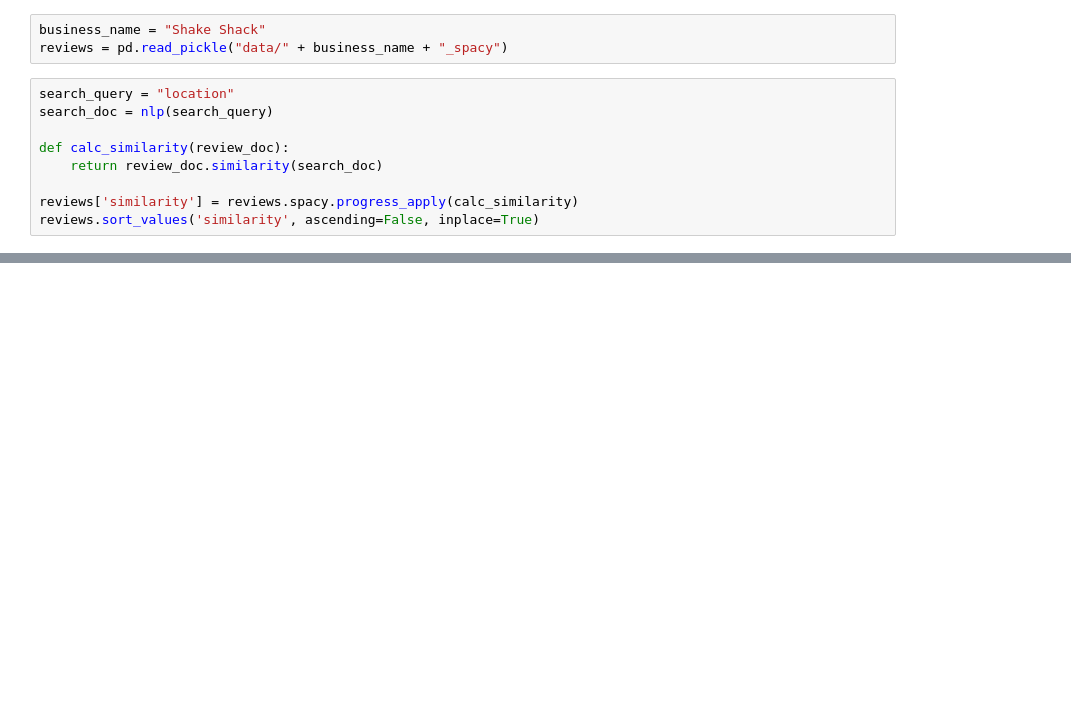
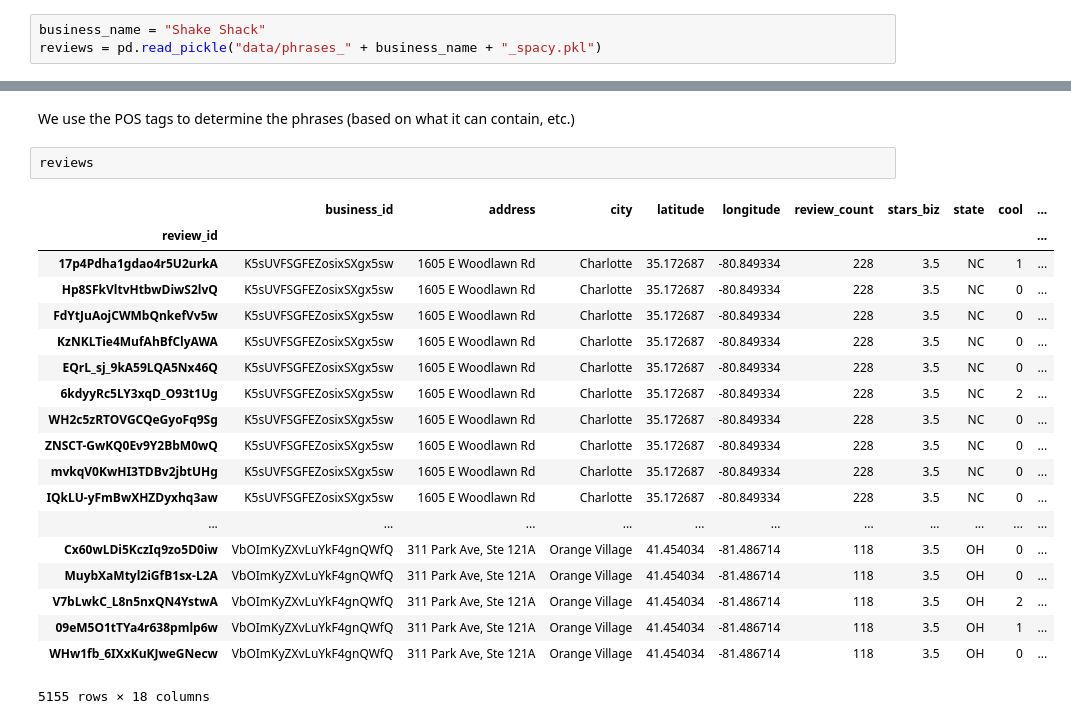
Before and after one commit to leeyenter/bt4014-yelp, a Jupyter notebook: Review Filtering - YT.ipynb, the cells around one changed output, grey strips where cells are left out. Saved outputs shown, nothing was run; the diff lists cells and outputs as text; blank space fills up the shorter version.

```diff
--- a/Review Filtering - YT.ipynb
+++ b/Review Filtering - YT.ipynb
@@ -10,12 +128,3 @@ nlp = spacy.load("en_core_web_lg")
 # %%
 business_name = "Shake Shack"
-reviews = pd.read_pickle("data/" + business_name + "_spacy")
+reviews = pd.read_pickle("data/phrases_" + business_name + "_spacy.pkl")
-# %%
-search_query = "location"
-search_doc = nlp(search_query)
-
-def calc_similarity(review_doc):
-    return review_doc.similarity(search_doc)
-
-reviews['similarity'] = reviews.spacy.progress_apply(calc_similarity)
-reviews.sort_values('similarity', ascending=False, inplace=True)
@@ -211,0 +131,24 @@ for i in range(1, 8):
+# %% [markdown]
+We use the POS tags to determine the phrases (based on what it can contain, etc.)
+# %%
+reviews
+# %% [output]
+|  | business_id | address | city | latitude | longitude | review_count | stars_biz | state | cool | ... |
+| review_id |  |  |  |  |  |  |  |  |  | ... |
+| 17p4Pdha1gdao4r5U2urkA | K5sUVFSGFEZosixSXgx5sw | 1605 E Woodlawn Rd | Charlotte | 35.172687 | -80.849334 | 228 | 3.5 | NC | 1 | ... |
+| Hp8SFkVltvHtbwDiwS2lvQ | K5sUVFSGFEZosixSXgx5sw | 1605 E Woodlawn Rd | Charlotte | 35.172687 | -80.849334 | 228 | 3.5 | NC | 0 | ... |
+| FdYtJuAojCWMbQnkefVv5w | K5sUVFSGFEZosixSXgx5sw | 1605 E Woodlawn Rd | Charlotte | 35.172687 | -80.849334 | 228 | 3.5 | NC | 0 | ... |
+| KzNKLTie4MufAhBfClyAWA | K5sUVFSGFEZosixSXgx5sw | 1605 E Woodlawn Rd | Charlotte | 35.172687 | -80.849334 | 228 | 3.5 | NC | 0 | ... |
+| EQrL_sj_9kA59LQA5Nx46Q | K5sUVFSGFEZosixSXgx5sw | 1605 E Woodlawn Rd | Charlotte | 35.172687 | -80.849334 | 228 | 3.5 | NC | 0 | ... |
+| 6kdyyRc5LY3xqD_O93t1Ug | K5sUVFSGFEZosixSXgx5sw | 1605 E Woodlawn Rd | Charlotte | 35.172687 | -80.849334 | 228 | 3.5 | NC | 2 | ... |
+| WH2c5zRTOVGCQeGyoFq9Sg | K5sUVFSGFEZosixSXgx5sw | 1605 E Woodlawn Rd | Charlotte | 35.172687 | -80.849334 | 228 | 3.5 | NC | 0 | ... |
+| ZNSCT-GwKQ0Ev9Y2BbM0wQ | K5sUVFSGFEZosixSXgx5sw | 1605 E Woodlawn Rd | Charlotte | 35.172687 | -80.849334 | 228 | 3.5 | NC | 0 | ... |
+| mvkqV0KwHI3TDBv2jbtUHg | K5sUVFSGFEZosixSXgx5sw | 1605 E Woodlawn Rd | Charlotte | 35.172687 | -80.849334 | 228 | 3.5 | NC | 0 | ... |
+| IQkLU-yFmBwXHZDyxhq3aw | K5sUVFSGFEZosixSXgx5sw | 1605 E Woodlawn Rd | Charlotte | 35.172687 | -80.849334 | 228 | 3.5 | NC | 0 | ... |
+| ... | ... | ... | ... | ... | ... | ... | ... | ... | ... | ... |
+| Cx60wLDi5KczIq9zo5D0iw | VbOImKyZXvLuYkF4gnQWfQ | 311 Park Ave, Ste 121A | Orange Village | 41.454034 | -81.486714 | 118 | 3.5 | OH | 0 | ... |
+| MuybXaMtyl2iGfB1sx-L2A | VbOImKyZXvLuYkF4gnQWfQ | 311 Park Ave, Ste 121A | Orange Village | 41.454034 | -81.486714 | 118 | 3.5 | OH | 0 | ... |
+| V7bLwkC_L8n5nxQN4YstwA | VbOImKyZXvLuYkF4gnQWfQ | 311 Park Ave, Ste 121A | Orange Village | 41.454034 | -81.486714 | 118 | 3.5 | OH | 2 | ... |
+| 09eM5O1tTYa4r638pmlp6w | VbOImKyZXvLuYkF4gnQWfQ | 311 Park Ave, Ste 121A | Orange Village | 41.454034 | -81.486714 | 118 | 3.5 | OH | 1 | ... |
+| WHw1fb_6IXxKuKJweGNecw | VbOImKyZXvLuYkF4gnQWfQ | 311 Park Ave, Ste 121A | Orange Village | 41.454034 | -81.486714 | 118 | 3.5 | OH | 0 | ... |
+5155 rows × 18 columns
```
Also changed, not shown: parts of 31 cells of this notebook, 3 other files.
